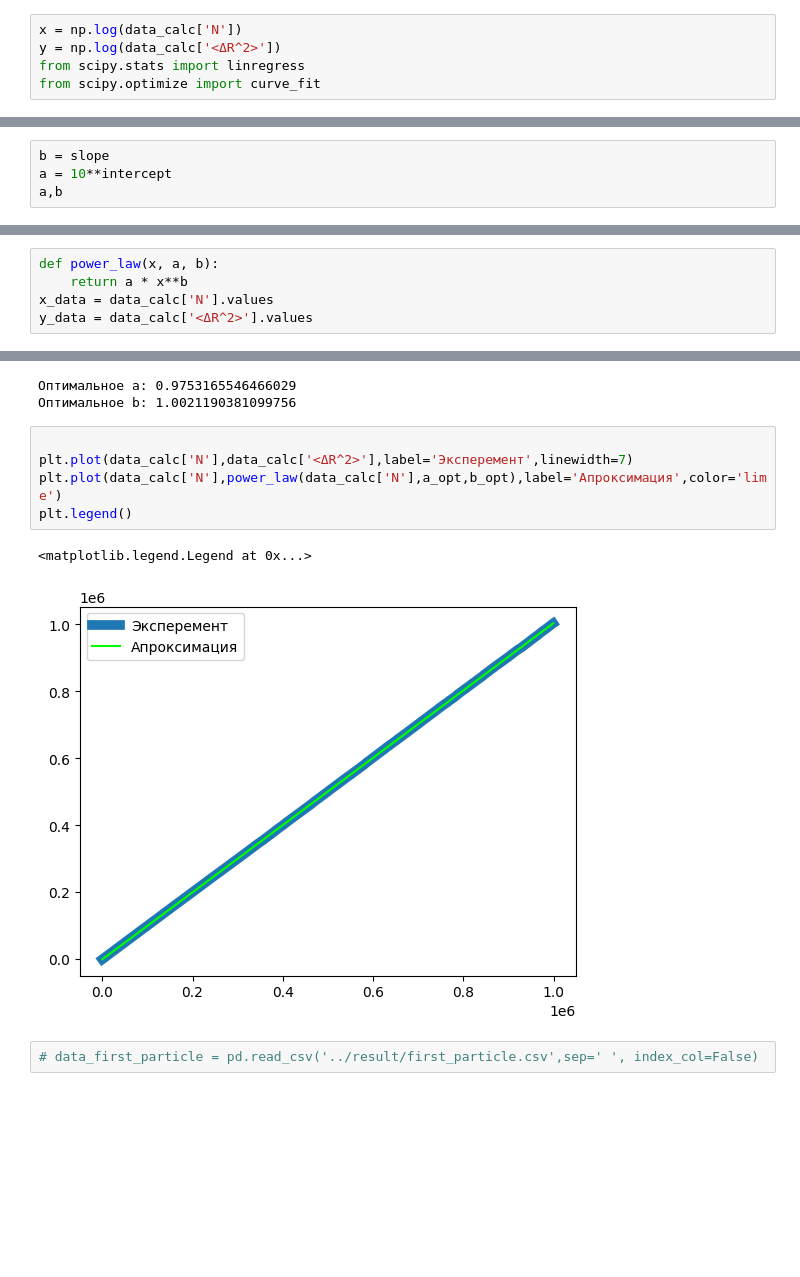
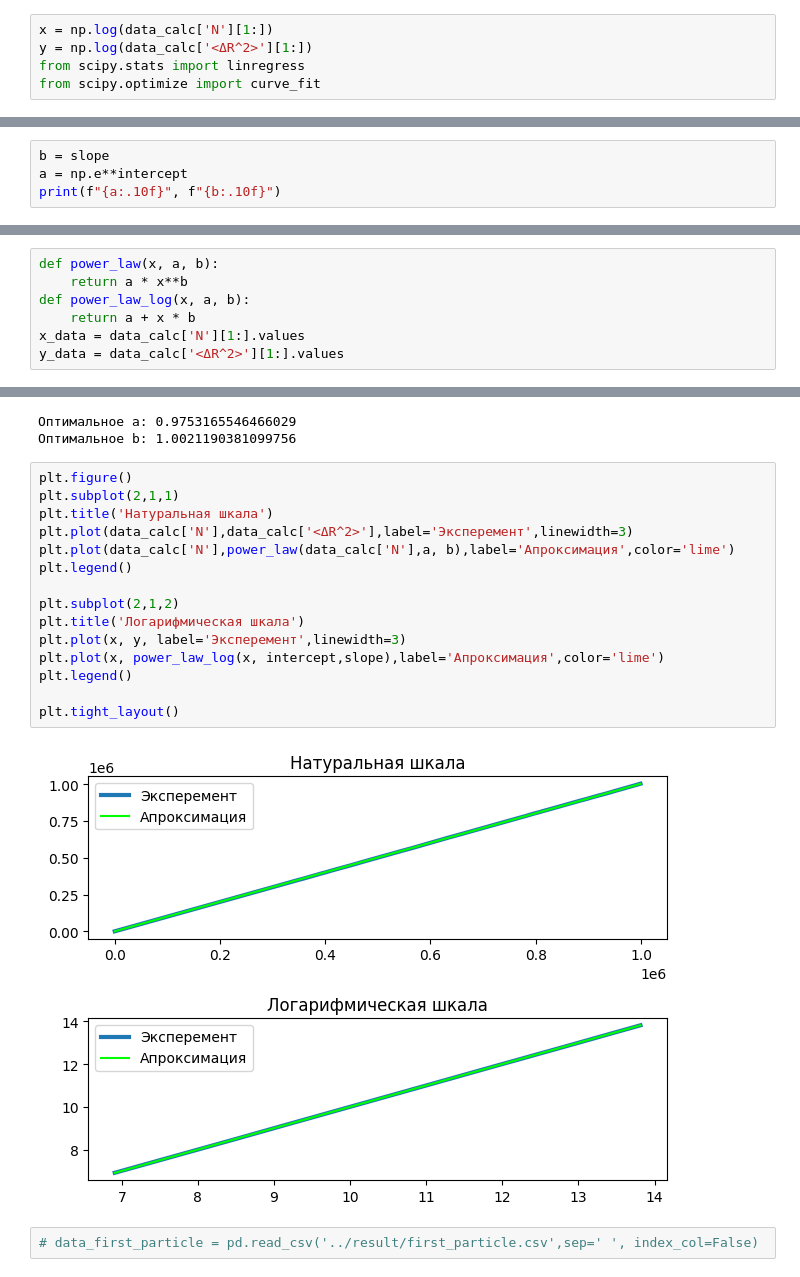
Before and after one commit to Mis-prog/matmod-8sem, a Jupyter notebook: lab1/alia/report/result.ipynb, the cells around one changed output, grey strips where cells are left out. Saved outputs shown, nothing was run; the diff lists cells and outputs as text; blank space fills up the shorter version.

```diff
--- a/lab1/alia/report/result.ipynb
+++ b/lab1/alia/report/result.ipynb
@@ -21,8 +21,8 @@ data_calc
 | 999 | 999000 | -2.071400 | 3.235620 | 3.841870 | 500860.000000 | 502544.000000 | 500856.000000 | 502534.000000 | 1.003390e+06 |
 1000 rows × 9 columns
 # %%
-x = np.log(data_calc['N'])
-y = np.log(data_calc['<ΔR^2>'])
+x = np.log(data_calc['N'][1:])
+y = np.log(data_calc['<ΔR^2>'][1:])
 from scipy.stats import linregress
 from scipy.optimize import curve_fit
 # %%
@@ -30,5 +34,5 @@ slope, intercept, r_value, p_value, std_err = linregress(x, y)
 # %%
 b = slope
-a = 10**intercept
-a,b
+a = np.e**intercept
+print(f"{a:.10f}", f"{b:.10f}")
 # %% [output]
@@ -36,8 +40,10 @@ a,b
 # %%
 def power_law(x, a, b):
     return a * x**b
-x_data = data_calc['N'].values
-y_data = data_calc['<ΔR^2>'].values
+def power_law_log(x, a, b):
+    return a + x * b
+x_data = data_calc['N'][1:].values
+y_data = data_calc['<ΔR^2>'][1:].values
 # %%
 initial_guess = [1, 1]  # a = 1, b = 1
 
@@ -51,13 +57,22 @@ print(f"Оптимальное b: {b_opt}")
 Оптимальное a: 0.9753165546466029
 Оптимальное b: 1.0021190381099756
 # %%
+plt.figure()
+plt.subplot(2,1,1)
+plt.title('Натуральная шкала')
+plt.plot(data_calc['N'],data_calc['<ΔR^2>'],label='Эксперемент',linewidth=3)
+plt.plot(data_calc['N'],power_law(data_calc['N'],a, b),label='Апроксимация',color='lime')
+plt.legend()
 
-plt.plot(data_calc['N'],data_calc['<ΔR^2>'],label='Эксперемент',linewidth=7)
-plt.plot(data_calc['N'],power_law(data_calc['N'],a_opt,b_opt),label='Апроксимация',color='lime')
+plt.subplot(2,1,2)
+plt.title('Логарифмическая шкала')
+plt.plot(x, y, label='Эксперемент',linewidth=3)
+plt.plot(x, power_law_log(x, intercept,slope),label='Апроксимация',color='lime')
 plt.legend()
+
+plt.tight_layout()
 # %% [output]
-<matplotlib.legend.Legend at 0x...>
-[figure, old version]
+[figure, new version]
 # %%
 # data_first_particle = pd.read_csv('../result/first_particle.csv',sep=' ', index_col=False)
 # %%
```
Also changed, not shown: parts of 2 cells of this notebook, 2 other files.
